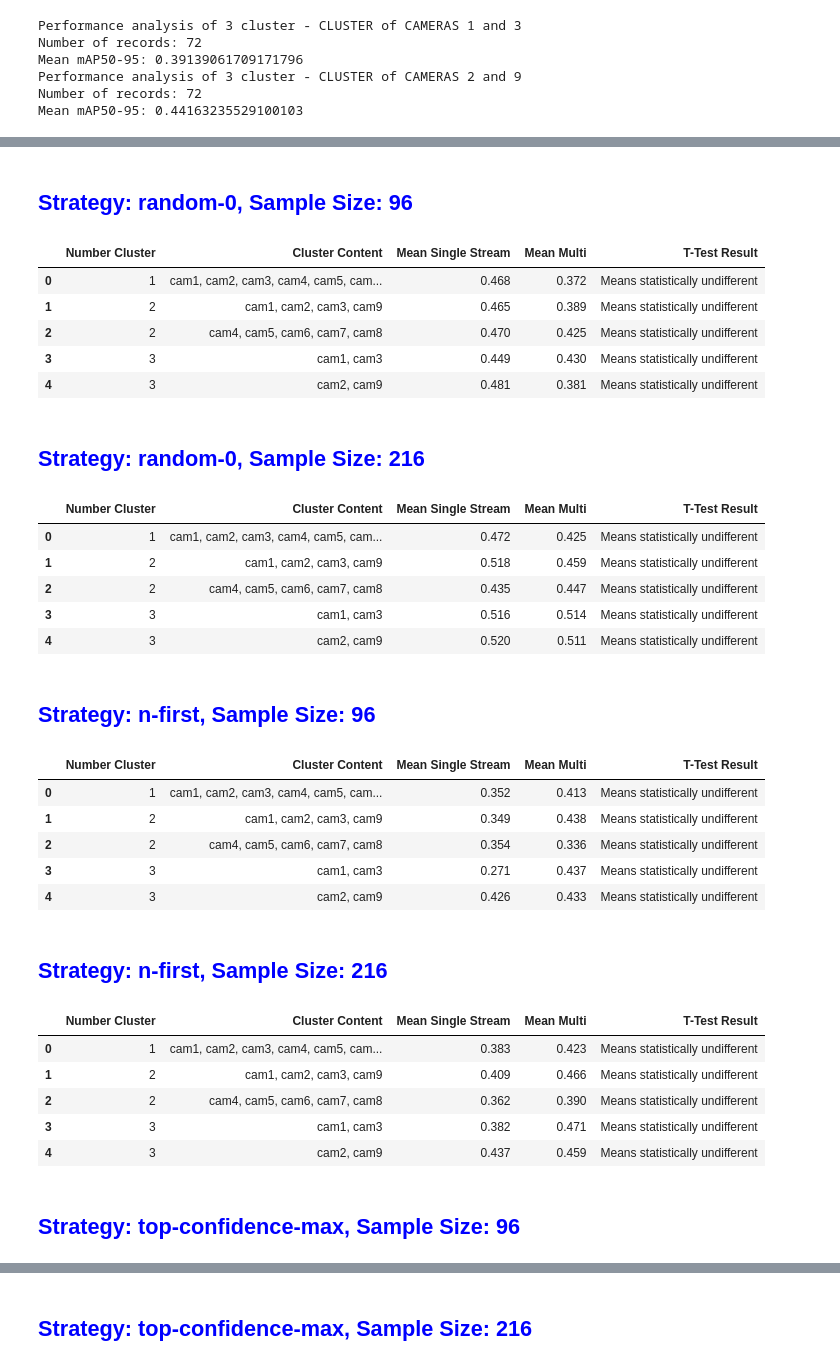
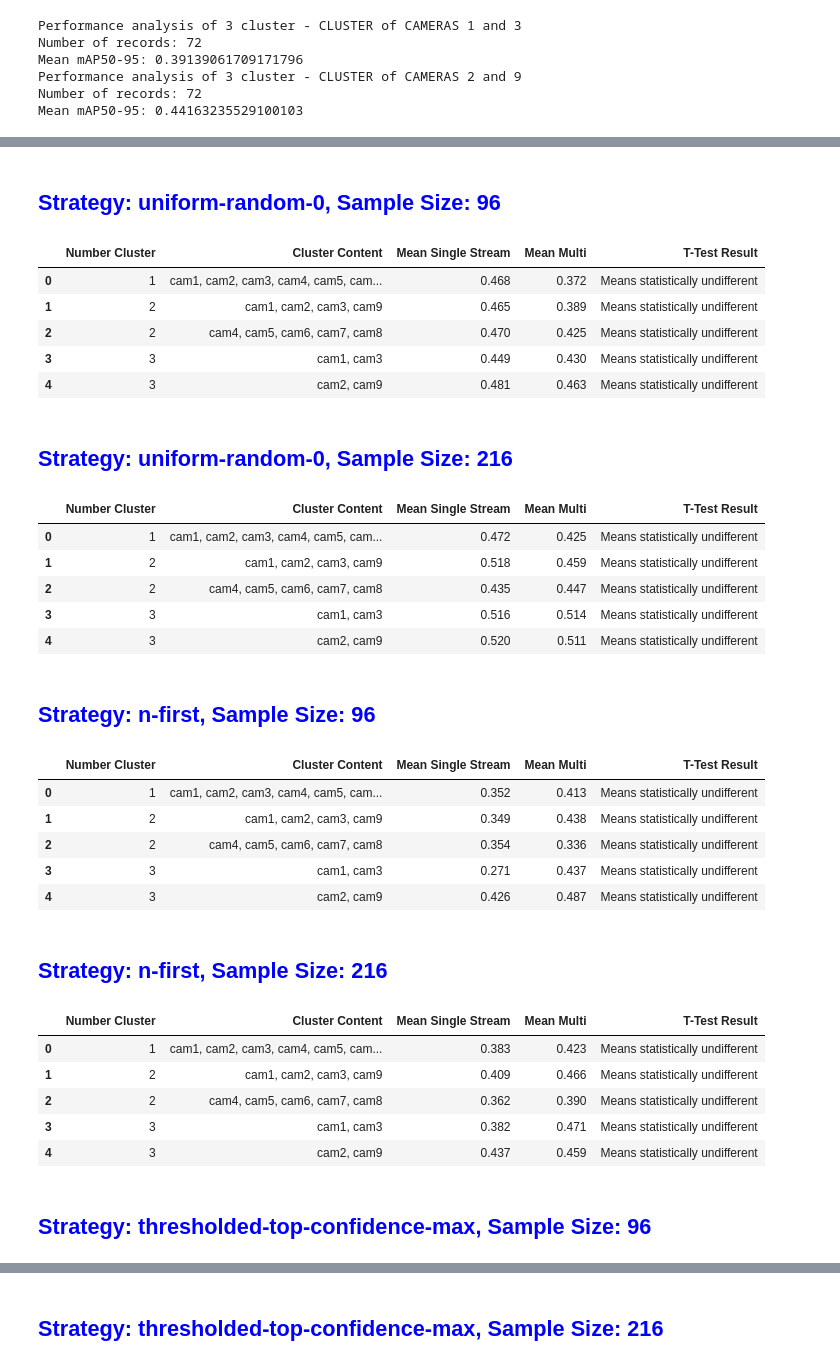
Before and after one commit to manjahdani/CSBAD, a Jupyter notebook: visualization_tools/analysis_journal.ipynb, the cells around one changed output, grey strips where cells are left out. Drawn from its saved outputs; the diff is of its cells as text; code cells hidden in the pictures.

```diff
--- a/visualization_tools/analysis_journal.ipynb
+++ b/visualization_tools/analysis_journal.ipynb
@@ -153,5 +267,7 @@ plt.show()
 # %% [markdown]
 <h2> <font color="blue"> 2.2 Hiearchichal Clustering </font><h2>
 # %%
-grid=sns.clustermap(pivot_df, cmap='YlGnBu', standard_scale=1, figsize=(5, 5))
+# Create the clustermap plots
+grid_adjusted = sns.clustermap(pivot_df_diag_adjusted, cmap='Spectral', standard_scale=1, figsize=(5, 5))
+grid = sns.clustermap(pivot_df, cmap='YlGnBu', standard_scale=1, figsize=(5, 5))
 # %% [output]
@@ -163,7 +280,7 @@ from scipy.cluster.hierarchy import fcluster
 
 # Set a distance threshold for cluster assignment
 # (this should be adjusted based on the distances in your dendrogram)
-threshold = 0.75
+threshold = 1.0
 
 # Get the linkage matrix for the rows
 row_linkage = grid.dendrogram_row.linkage
@@ -522,7 +877,9 @@ source_domain = 'cam1e3'
 source_period = 'week1e5'
 
 print('Performance analysis of 3 cluster - CLUSTER of CAMERAS 1 and 3')
-results_df = analyze_performance(3,domain_periods, selected_sample_sizes, excluded_domains, source_domain, source_period)
+results_df = analyze_performance(3,
+                                 selected_strategy,
+                                 domain_periods, selected_sample_sizes, excluded_domains, source_domain, source_period)
 #display(results_df)
 
 # Cluster 3
@@ -532,7 +889,8 @@ source_domain = 'cam2e9'
 source_period = 'week1e1'
 
 print('Performance analysis of 3 cluster - CLUSTER of CAMERAS 2 and 9')
-results_df = analyze_performance(3,domain_periods, selected_sample_sizes, excluded_domains, source_domain, source_period)
+results_df = analyze_performance(3,selected_strategy,
+                                 domain_periods, selected_sample_sizes, excluded_domains, source_domain, source_period)
 #display(results_df)
 # %% [output]
 Performance analysis of 3 cluster - CLUSTER of CAMERAS 1 and 3
@@ -546,8 +904,7 @@ Mean mAP50-95: 0.44163235529100103
 final_results_df = pd.DataFrame()
 
 # Define common variables
-selected_strategy_single_stream = ['random-0', 'n-first','top-confidence-max']
-selected_strategy_multi = ['uniform-random', 'n-first','thresholhed-top-confidence-max']
+selected_strategy_multi = ['uniform-random-0', 'n-first','thresholhed-top-confidence-max']
 selected_sample_sizes = [96, 216]
 
 # Define clusters
@@ -593,7 +950,13 @@ clusters = [
 # Analyze each cluster and append the results to the final dataframe
 for cluster in clusters:
     print(f'Performance analysis of cluster {cluster["number"]} - CLUSTER of CAMERAS {", ".join([cam for cam, _ in cluster["domain_periods"]])}')
-    results_df = analyze_performance(cluster["number"], cluster["domain_periods"], selected_sample_sizes, cluster["excluded_domains"], cluster["source_domain"], cluster["source_period"])
+    results_df = analyze_performance(cluster["number"],
+                                     selected_strategy,
+                                     cluster["domain_periods"],
+                                     selected_sample_sizes,
+                                     cluster["excluded_domains"],
+                                     cluster["source_domain"],
+                                     cluster["source_period"])
     final_results_df = pd.concat([final_results_df, results_df])
 
 # Display the final results
@@ -624,38 +987,38 @@ def highlight_rows(s):
     for i, (mean_multi, mean_single) in enumerate(zip(s['Mean Multi'], s['Mean Single Stream'])):
         if mean_multi > mean_single:
             styles[i] = 'color: red'
     return styles
 
 # Now, loop over unique strategies and sample sizes
-for strategy in selected_strategy_single_stream:
+for strategy in selected_strategy:
     for sample in selected_sample_sizes:
-        strategy_sample_df = final_results_df[(final_results_df['Strategy Single Stream'] == strategy) & (final_results_df['Sample Size'] == sample)]
+        strategy_sample_df = final_results_df[(final_results_df['Strategy'] == strategy) & (final_results_df['Sample Size'] == sample)]
 
         # If DataFrame is not empty, display it
         if not strategy_sample_df.empty:
             # Print title in blue with HTML tags
             display(HTML(f"<h2 style='color:blue;'><b>Strategy: {strategy}, Sample Size: {sample}</b></h2>"))
 
             # Note: use pd.set_option to format all floats to 3 decimal places
             with pd.option_context('display.float_format', '{:.3f}'.format):
                 df_to_display = strategy_sample_df[display_columns].reset_index(drop=True)
 
                 # Apply row highlighter
                 df_to_display.style.apply(highlight_rows, axis=1)
 
                 # Display the DataFrame
                 display(df_to_display)
         else:
             print(f"No data available for strategy {strategy} and sample size {sample}")
 # %% [output]
-Strategy: random-0, Sample Size: 96
+Strategy: uniform-random-0, Sample Size: 96
 |  | Number Cluster | Cluster Content | Mean Single Stream | Mean Multi | T-Test Result |
 | 0 | 1 | cam1, cam2, cam3, cam4, cam5, cam... | 0.468 | 0.372 | Means statistically undifferent |
 | 1 | 2 | cam1, cam2, cam3, cam9 | 0.465 | 0.389 | Means statistically undifferent |
 | 2 | 2 | cam4, cam5, cam6, cam7, cam8 | 0.470 | 0.425 | Means statistically undifferent |
 | 3 | 3 | cam1, cam3 | 0.449 | 0.430 | Means statistically undifferent |
-| 4 | 3 | cam2, cam9 | 0.481 | 0.381 | Means statistically undifferent |
+| 4 | 3 | cam2, cam9 | 0.481 | 0.463 | Means statistically undifferent |
-Strategy: random-0, Sample Size: 216
+Strategy: uniform-random-0, Sample Size: 216
 |  | Number Cluster | Cluster Content | Mean Single Stream | Mean Multi | T-Test Result |
 | 0 | 1 | cam1, cam2, cam3, cam4, cam5, cam... | 0.472 | 0.425 | Means statistically undifferent |
 | 1 | 2 | cam1, cam2, cam3, cam9 | 0.518 | 0.459 | Means statistically undifferent |
@@ -668,7 +1031,7 @@ Strategy: n-first, Sample Size: 96
 | 1 | 2 | cam1, cam2, cam3, cam9 | 0.349 | 0.438 | Means statistically undifferent |
 | 2 | 2 | cam4, cam5, cam6, cam7, cam8 | 0.354 | 0.336 | Means statistically undifferent |
 | 3 | 3 | cam1, cam3 | 0.271 | 0.437 | Means statistically undifferent |
-| 4 | 3 | cam2, cam9 | 0.426 | 0.433 | Means statistically undifferent |
+| 4 | 3 | cam2, cam9 | 0.426 | 0.487 | Means statistically undifferent |
 Strategy: n-first, Sample Size: 216
 |  | Number Cluster | Cluster Content | Mean Single Stream | Mean Multi | T-Test Result |
 | 0 | 1 | cam1, cam2, cam3, cam4, cam5, cam... | 0.383 | 0.423 | Means statistically undifferent |
@@ -676,7 +1039,7 @@ Strategy: n-first, Sample Size: 216
 | 2 | 2 | cam4, cam5, cam6, cam7, cam8 | 0.362 | 0.390 | Means statistically undifferent |
 | 3 | 3 | cam1, cam3 | 0.382 | 0.471 | Means statistically undifferent |
 | 4 | 3 | cam2, cam9 | 0.437 | 0.459 | Means statistically undifferent |
-Strategy: top-confidence-max, Sample Size: 96
+Strategy: thresholded-top-confidence-max, Sample Size: 96
 |  | Number Cluster | Cluster Content | Mean Single Stream | Mean Multi | T-Test Result |
 | 0 | 1 | cam1, cam2, cam3, cam4, cam5, cam... | 0.502 | 0.480 | Means statistically undifferent |
 | 1 | 2 | cam1, cam2, cam3, cam9 | 0.491 | 0.481 | Means statistically undifferent |
@@ -686,4 +1049,4 @@ Strategy: top-confidence-max, Sample Size: 96
-Strategy: top-confidence-max, Sample Size: 216
+Strategy: thresholded-top-confidence-max, Sample Size: 216
 |  | Number Cluster | Cluster Content | Mean Single Stream | Mean Multi | T-Test Result |
 | 0 | 1 | cam1, cam2, cam3, cam4, cam5, cam... | 0.530 | 0.488 | Means statistically undifferent |
 | 1 | 2 | cam1, cam2, cam3, cam9 | 0.521 | 0.507 | Means statistically undifferent |
```
Also changed, not shown: parts of 16 cells of this notebook.
